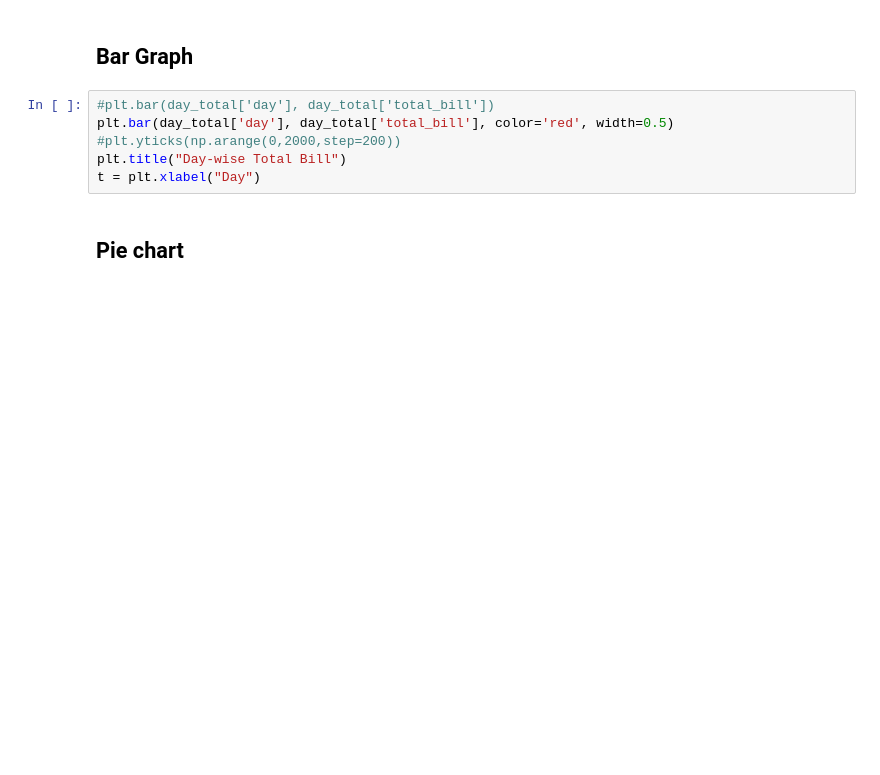
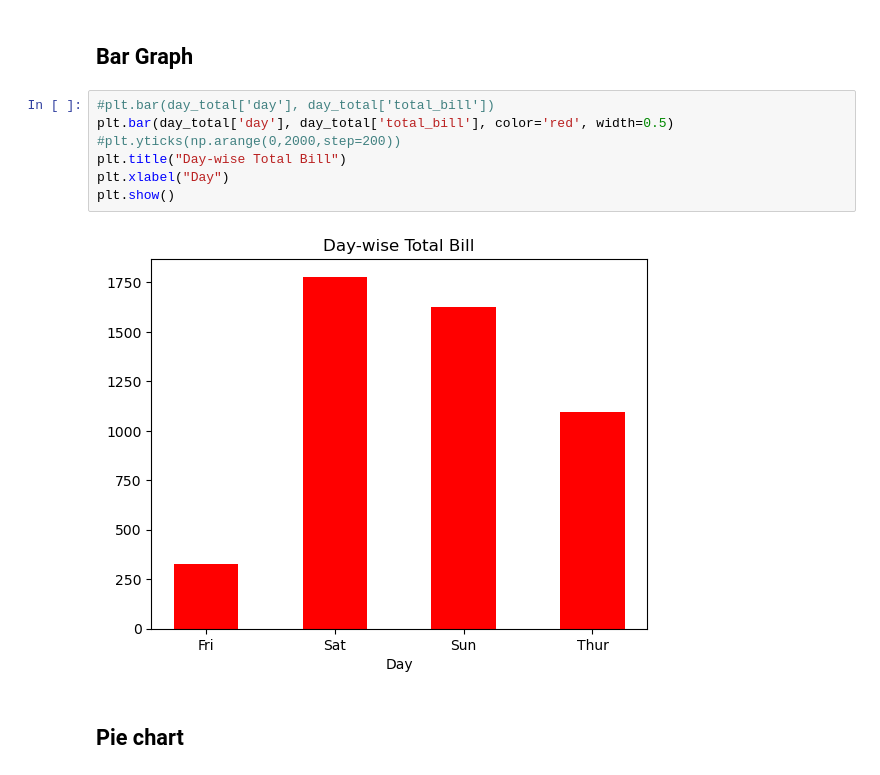
Before and after one commit to srikanthpragada/DS_10_DEC_2024, a Jupyter notebook: plots/matplotlibdemo.ipynb, the cells around one changed output. Saved outputs shown, nothing was run; the diff lists cells and outputs as text; blank space fills up the shorter version.

```diff
--- a/plots/matplotlibdemo.ipynb
+++ b/plots/matplotlibdemo.ipynb
@@ -78,9 +76,12 @@ v = plt.title("Total Bill by Sex")
 # %%
 #plt.bar(day_total['day'], day_total['total_bill'])
 plt.bar(day_total['day'], day_total['total_bill'], color='red', width=0.5)
 #plt.yticks(np.arange(0,2000,step=200))
 plt.title("Day-wise Total Bill")
-t = plt.xlabel("Day")
+plt.xlabel("Day")
+plt.show()
+# %% [output]
+[figure, added]
 # %% [markdown]
 ## Pie chart
 # %%
```
Also changed, not shown: parts of 15 cells of this notebook, 1 other file.
